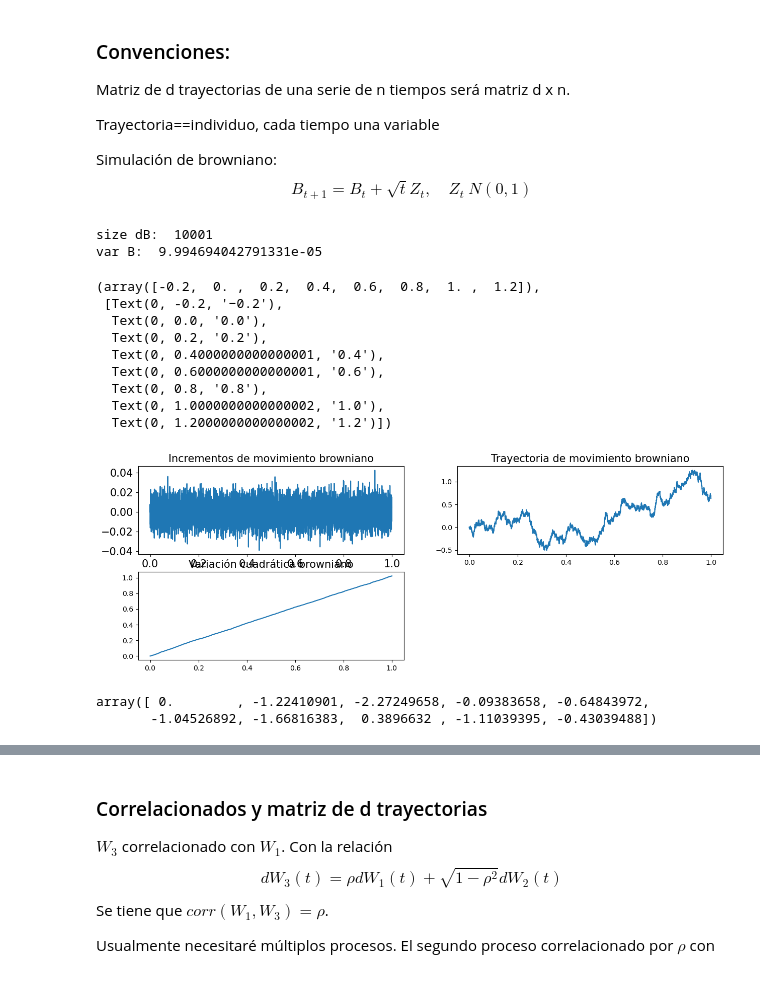
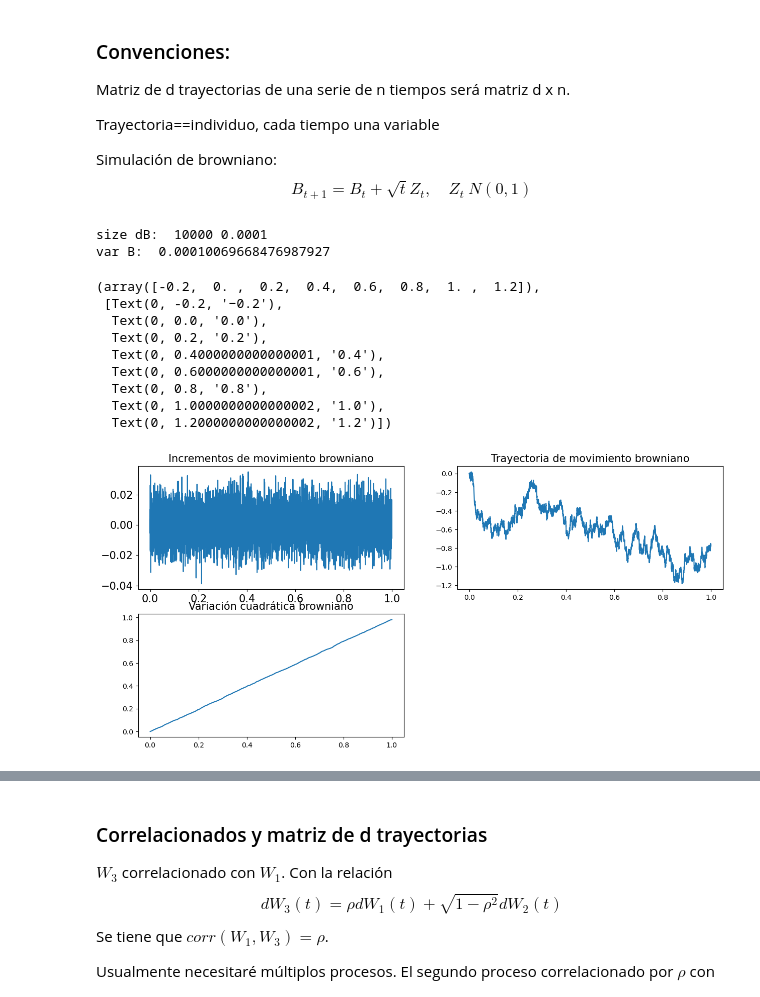
Before and after one commit to msanchezr99/Talleres_estocasticos1, a Jupyter notebook: Procesos_estoc_continuos/Proc_cont.ipynb, the cells around one changed output, grey strips where cells are left out. Drawn from its saved outputs; the diff is of its cells as text; code cells hidden in the pictures.

```diff
--- a/Procesos_estoc_continuos/Proc_cont.ipynb
+++ b/Procesos_estoc_continuos/Proc_cont.ipynb
@@ -24,58 +24,52 @@ import brownian_motion as bm
 #simulación individual
 
 T=1#Horizonte de tiempo
-s=10000 # num de subintervalos
+s=9999 # num de subintervalos
 n=s+1
-d=5
 time=np.linspace(0,T,n)#Con n=s+1 puntos obtengo 0=t_0<...<t_n=T, n subintervalos
 dt=T/n
 
 dB=bm.get_dB(n,dt=dt)#,random_state=5)
-print("size dB: ", dB.size)
+print("size dB: ", dB.size,dt)
 B=bm.get_B(n,dt=dt)#,random_state=5)
 print("var B: ",np.var(dB))
 
 # dB = get_dB(1_000)
+
 # B  = get_B(1_000)
 
-fig = plt.figure(figsize=(15, 5))
+fig = plt.figure(figsize=(15, 7))
 
 title = "Incrementos de movimiento browniano"
 plt.subplot(2, 2, 1)
 plt.plot(time,dB.T) #basta plt.plot(dB.T) si el dt=1
 plt.gca().set_title(title, fontsize=15)
 plt.xticks(fontsize=15)
 plt.yticks(fontsize=15)
 
 title = "Trayectoria de movimiento browniano"
 plt.subplot(2, 2, 2)
 plt.plot(time, B.T)
 plt.gca().set_title(title, fontsize=15)
 plt.xticks(fontsize=10)
 plt.yticks(fontsize=10)
 
 title = "Variación cuadrática browniano"
 plt.subplot(2, 2, 3)
 plt.plot(time,bm.quadratic_variation(B).T)
 plt.gca().set_title(title, fontsize=15)
 plt.xticks(fontsize=10)
 plt.yticks(fontsize=10)
 # %% [output]
-size dB:  10001
-var B:  9.994694042791331e-05
+size dB:  10000 0.0001
+var B:  0.00010069668476987927
 (array([-0.2,  0. ,  0.2,  0.4,  0.6,  0.8,  1. ,  1.2]),
  [Text(0, -0.2, '−0.2'),
   Text(0, 0.0, '0.0'),
   Text(0, 0.2, '0.2'),
   Text(0, 0.4000000000000001, '0.4'),
   Text(0, 0.6000000000000001, '0.6'),
   Text(0, 0.8, '0.8'),
   Text(0, 1.0000000000000002, '1.0'),
   Text(0, 1.2000000000000002, '1.2')])
-[figure, old version]
+[figure, new version]
-# %%
-tt=np.array([[4,6,8],[1,3,5]])
-bm.get_dB(10)
-# %% [output]
-array([ 0.        , -1.22410901, -2.27249658, -0.09383658, -0.64843972,
-       -1.04526892, -1.66816383,  0.3896632 , -1.11039395, -0.43039488])
```
Also changed, not shown: parts of 5 cells of this notebook, 1 other file.
